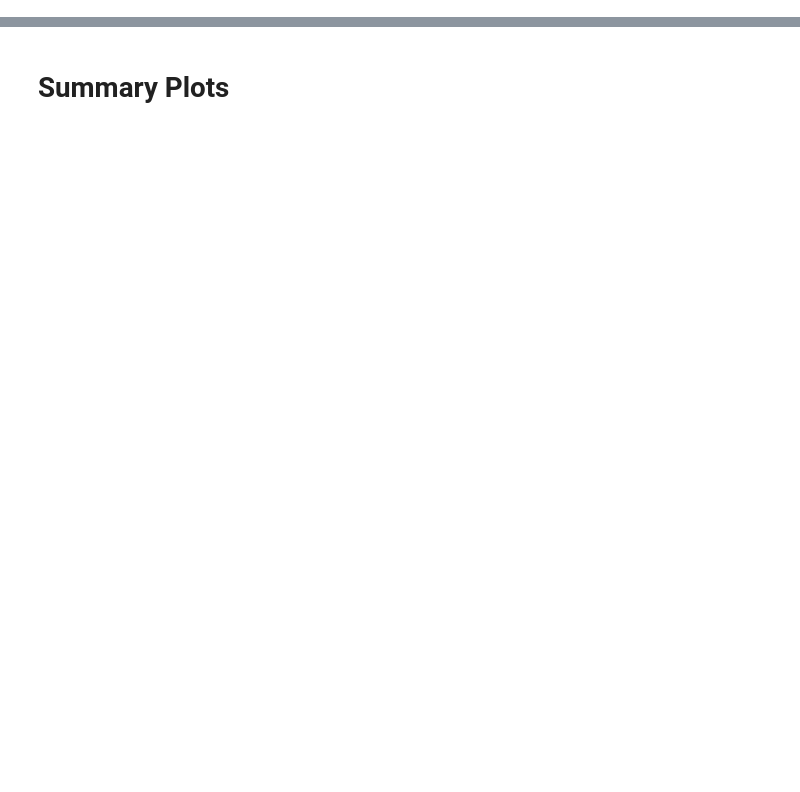
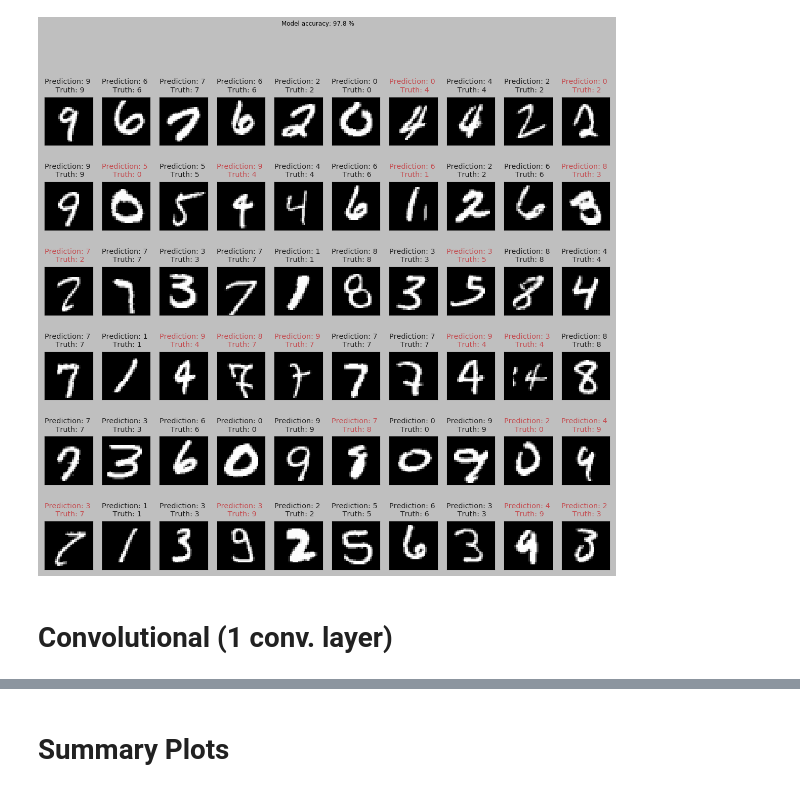
Before and after one commit to ansuini/Winter_School_QLS_2018, a Jupyter notebook: Lecture3/Convolutional.ipynb, the cells around one changed output, grey strips where cells are left out. Saved outputs shown, nothing was run; the diff lists cells and outputs as text; code cells hidden in the pictures; blank space fills up the shorter version.

```diff
--- a/Lecture3/Convolutional.ipynb
+++ b/Lecture3/Convolutional.ipynb
@@ -128,4 +155,8 @@ plt.show()
 # %%
 K.clear_session()
-model = load_model(path.join('data', 'fully_connected.h5'))
+model = load_model(path.join('models', 'fully_connected.h5'))
 show_test(model, (i_test, l_test))
+# %% [output]
+[figure, added]
+# %% [markdown]
+# Convolutional (1 conv. layer)
```
Also changed, not shown: parts of 23 cells of this notebook, 8 other files.
